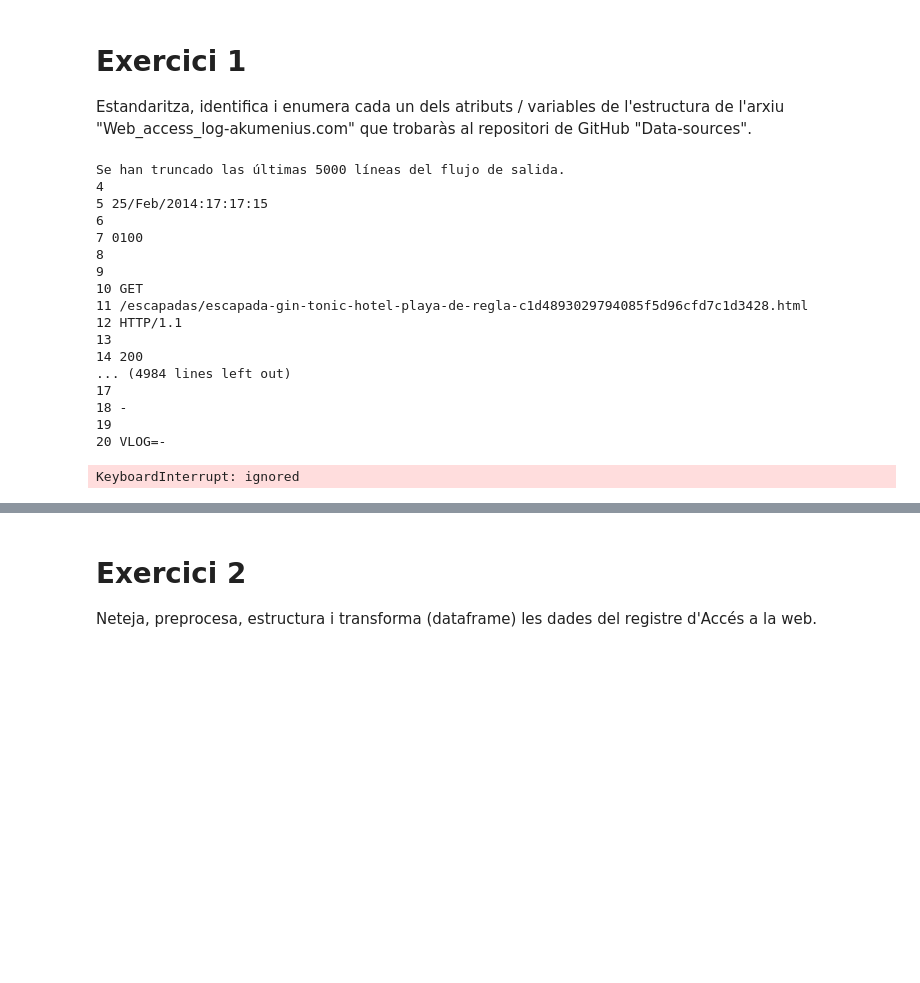
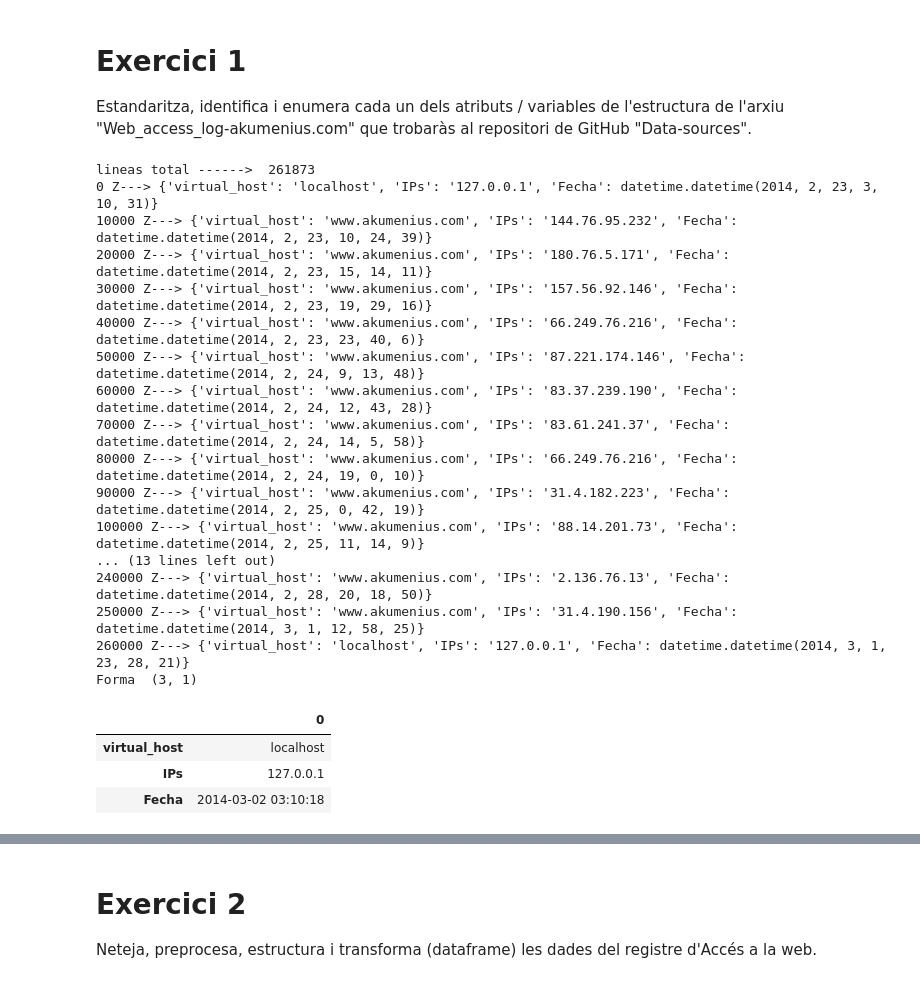
Before and after one commit to JMML2021/0401_Registre-de-logs, a Jupyter notebook: 0401_Registre-de-logs Rev C.ipynb, the cells around one changed output, grey strips where cells are left out. Cells and saved outputs as stored; diff of their text form; code cells hidden in the pictures; blank space fills up the shorter version.

```diff
--- a/0401_Registre-de-logs Rev C.ipynb
+++ b/0401_Registre-de-logs Rev C.ipynb
@@ -94,6 +94,12 @@ def custom_split(str_to_split):
     regular_exp = '|'.join(map(re.escape, separatorsCentro))
 
     return re.split(regular_exp, str_to_split)
+# %%
+def separoCorchete ( textoCortar):
+  separatorsCentro = "]"
+  regular_exp = '|'.join(map(re.escape, separatorsCentro))
+
+  return re.split(regular_exp, textoCortar)
 # %%
 def arregloFecha(x):
     '''
@@ -134,16 +140,35 @@ for s, textoLinea  in enumerate(df1):
   #if len(textoLinea) == 23:
     #print ('---', s, textoLinea)
   problematico= 0
+  if s<1000000000000:
+    textin = separoCorchete(textoLinea)
+
+    #print(s, len(textin), textin[0])
+    texto = custom_split(textin[0])
+    nueva_fila = {'virtual_host': texto[0],
+          'IPs': texto[1],
+          'Fecha': arregloFecha(texto[5])}  # Lo tranformo en fecha
+    #for p,q in enumerate(texto):
+      #print(p, q)
+
+    if s%10000 ==0 :
+            print(s, 'Z--->', nueva_fila)
+
+    #df_salida= df_salida.append(nueva_fila, ignore_index=True)
+    df_salida=pd.DataFrame.from_dict(nueva_fila, orient='index')
+  '''
+  if s> problematico and s <= 300: # len(df1) :
+
+    texto=custom_split(textoLinea)
 
 
-  if s> problematico and s <= len(df1) :
 
-    texto=custom_split(textoLinea)
+
     #print(s, len(texto), '<---', textoLinea)
     #print( texto[5])
     #print('longitud', len(texto))
 
-    if len(texto)> 25:
+    if len(texto)> 125:
       #print(s, texto[1])
       nueva_fila = {'virtual_host': texto[0],
           'IPs': texto[1],
@@ -155,57 +180,57 @@ for s, textoLinea  in enumerate(df1):
 
     else:
       #print (s,'MALO    long=',  len(texto), textoLinea)
       for p,q in enumerate(texto):
         print(p,q)
 
-    '''
+
     if len(texto)> 23:
           nueva_fila = {'user_agent': texto[23]}
     else:
       nueva_fila = {'user_agent': []}
 
     if len(texto)> 25:
       nueva_fila = {'Navegador': texto[25]}
     else:
       nueva_fila = {'Navegador': []}
-    '''
 
-    if s%10000 ==0 :
-            print(s, 'Z--->', nueva_fila)
+  '''
 
-    df_salida= df_salida.append(nueva_fila, ignore_index=True)
-    #df_salida=pd.DataFrame.from_dict(nueva_fila, orient='index')
+
   #if len(texto) <=23:
 
 
 
 # Guardo la informacion en drive
 path = ('/content/drive/MyDrive/01_COLAB/' +'direcionesIP.csv')
 df_salida.to_csv(path)
 #
 #df_salida.type
 print('Forma ', df_salida.shape)
 
 df_salida.head()
 # %% [output]
-Se han truncado las últimas 5000 líneas del flujo de salida.
-4
-5 25/Feb/2014:17:17:15
-6
-7 0100
-8
-9
-10 GET
-11 /escapadas/escapada-gin-tonic-hotel-playa-de-regla-c1d4893029794085f5d96cfd7c1d3428.html
-12 HTTP/1.1
-13
-14 200
-... (4984 lines left out)
-17
-18 -
-19
-20 VLOG=-
+lineas total ------>  261873
+0 Z---> {'virtual_host': 'localhost', 'IPs': '127.0.0.1', 'Fecha': datetime.datetime(2014, 2, 23, 3, 10, 31)}
+10000 Z---> {'virtual_host': 'www.akumenius.com', 'IPs': '144.76.95.232', 'Fecha': datetime.datetime(2014, 2, 23, 10, 24, 39)}
+20000 Z---> {'virtual_host': 'www.akumenius.com', 'IPs': '180.76.5.171', 'Fecha': datetime.datetime(2014, 2, 23, 15, 14, 11)}
+30000 Z---> {'virtual_host': 'www.akumenius.com', 'IPs': '157.56.92.146', 'Fecha': datetime.datetime(2014, 2, 23, 19, 29, 16)}
+40000 Z---> {'virtual_host': 'www.akumenius.com', 'IPs': '66.249.76.216', 'Fecha': datetime.datetime(2014, 2, 23, 23, 40, 6)}
+50000 Z---> {'virtual_host': 'www.akumenius.com', 'IPs': '87.221.174.146', 'Fecha': datetime.datetime(2014, 2, 24, 9, 13, 48)}
+60000 Z---> {'virtual_host': 'www.akumenius.com', 'IPs': '83.37.239.190', 'Fecha': datetime.datetime(2014, 2, 24, 12, 43, 28)}
+70000 Z---> {'virtual_host': 'www.akumenius.com', 'IPs': '83.61.241.37', 'Fecha': datetime.datetime(2014, 2, 24, 14, 5, 58)}
+80000 Z---> {'virtual_host': 'www.akumenius.com', 'IPs': '66.249.76.216', 'Fecha': datetime.datetime(2014, 2, 24, 19, 0, 10)}
+90000 Z---> {'virtual_host': 'www.akumenius.com', 'IPs': '31.4.182.223', 'Fecha': datetime.datetime(2014, 2, 25, 0, 42, 19)}
+100000 Z---> {'virtual_host': 'www.akumenius.com', 'IPs': '88.14.201.73', 'Fecha': datetime.datetime(2014, 2, 25, 11, 14, 9)}
+... (13 lines left out)
+240000 Z---> {'virtual_host': 'www.akumenius.com', 'IPs': '2.136.76.13', 'Fecha': datetime.datetime(2014, 2, 28, 20, 18, 50)}
+250000 Z---> {'virtual_host': 'www.akumenius.com', 'IPs': '31.4.190.156', 'Fecha': datetime.datetime(2014, 3, 1, 12, 58, 25)}
+260000 Z---> {'virtual_host': 'localhost', 'IPs': '127.0.0.1', 'Fecha': datetime.datetime(2014, 3, 1, 23, 28, 21)}
+Forma  (3, 1)
-KeyboardInterrupt: ignored
+|  | 0 |
+| virtual_host | localhost |
+| IPs | 127.0.0.1 |
+| Fecha | 2014-03-02 03:10:18 |
 # %%
 nueva_fila
 # %% [output]
```
Also changed, not shown: parts of 5 cells of this notebook.
